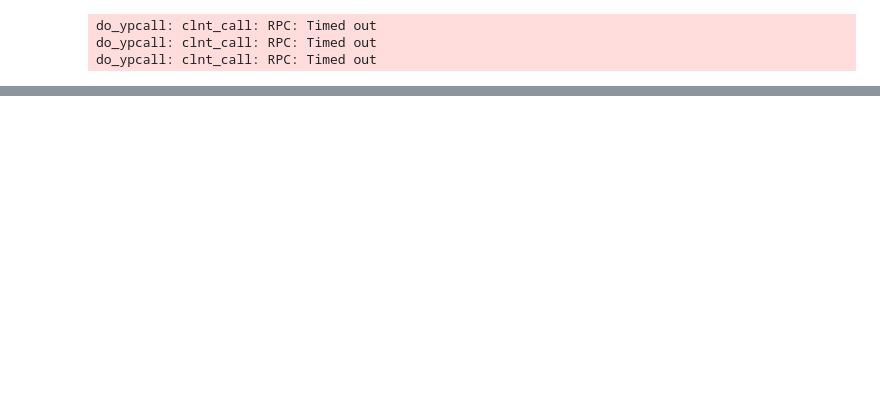
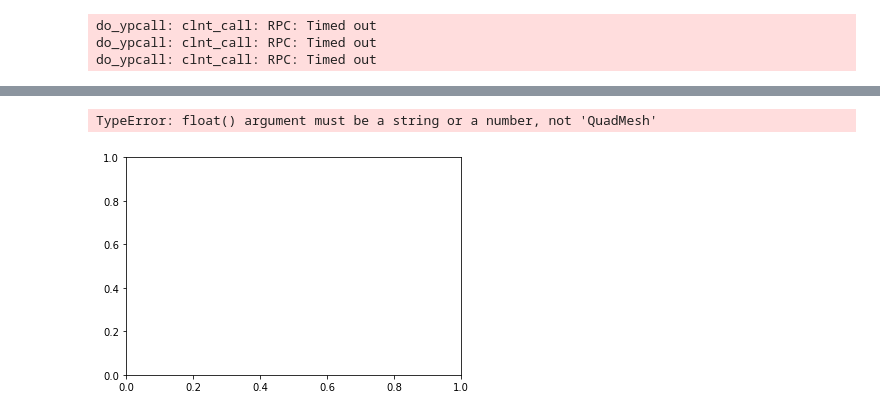
Before and after one commit to RebeccaColquhoun/seismo_det, a Jupyter notebook: code/spectrograms.ipynb, the cells around one changed output, grey strips where cells are left out. Drawn from its saved outputs; the diff is of its cells as text; code cells hidden in the pictures; blank space fills up the shorter version.

```diff
--- a/code/spectrograms.ipynb
+++ b/code/spectrograms.ipynb
@@ -299,0 +170,5 @@ data[tr_no].stats.channel[-1]
+# %%
+plt.plot(fig.collections[0])
+# %% [output]
+TypeError: float() argument must be a string or a number, not 'QuadMesh'
+[figure, added]
```
Also changed, not shown: parts of 45 cells of this notebook.
